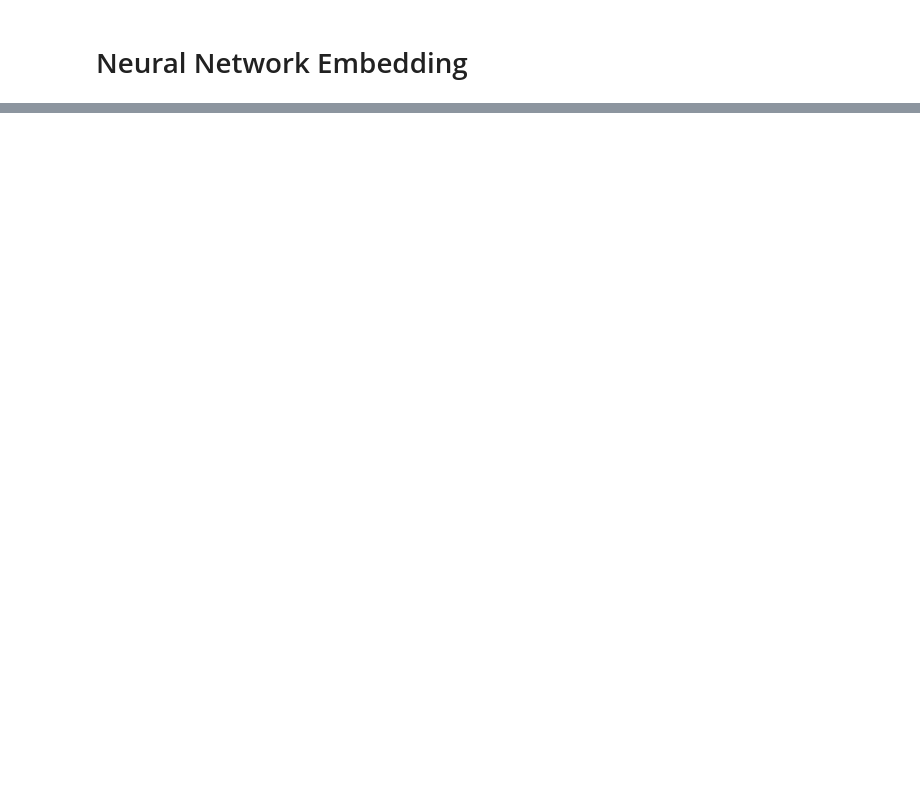
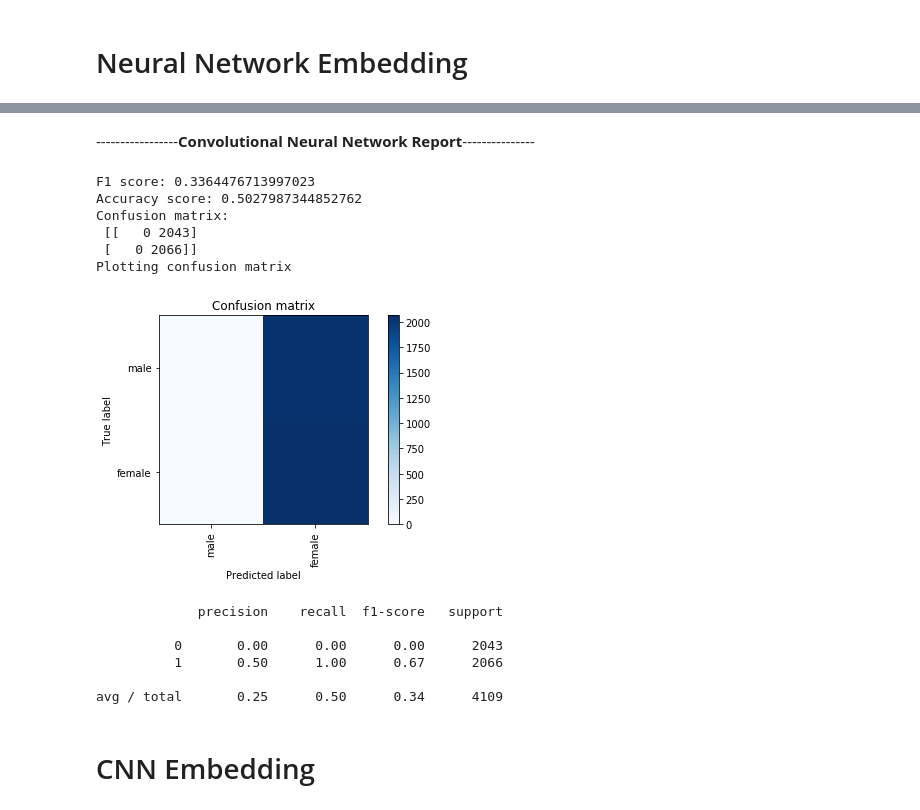
Before and after one commit to hgdangkhoi/Gender-Classification, a Jupyter notebook: Gender Classification.ipynb, the cells around one changed output, grey strips where cells are left out. Cells and saved outputs as stored; diff of their text form; code cells hidden in the pictures; blank space fills up the shorter version.

```diff
--- a/Gender Classification.ipynb
+++ b/Gender Classification.ipynb
@@ -401,0 +479,5 @@ avg / total       0.97      0.96      0.96      4109
+# %%
+model = load_model('save/nn_embedding.hdf5')
+feature_model = Model(inputs=model.input, outputs=model.get_layer('embedding_features').output)
+
+feature_model.summary()
@@ -401,0 +504,3 @@ avg / total       0.97      0.96      0.96      4109
+# %%
+embedding_features_train = feature_model.predict(x_train_flat)
+embedding_features_test = feature_model.predict(x_test_flat)
@@ -401,0 +511,3 @@ avg / total       0.97      0.96      0.96      4109
+# %%
+embedding_features_train = embedding_features_train.reshape(embedding_features_train.shape[0], embedding_features_train.shape[1], 1, 1)
+embedding_features_test = embedding_features_test.reshape(embedding_features_test.shape[0], embedding_features_test.shape[1], 1, 1)
@@ -401,0 +566,8 @@ avg / total       0.97      0.96      0.96      4109
+# %%
+start = time.time()
+
+model.fit(embedding_features_train,y_train_tf, validation_split=0.2, callbacks=[monitor,checkpointer],verbose=1,epochs=50, batch_size=64, shuffle=True)
+
+end = time.time()
+cnn_time = end-start
+print("Total training time is {:0.2f} minute".format(cnn_time/60.0))
@@ -402 +590,37 @@ avg / total       0.97      0.96      0.96      4109
+# %%
+cnn_embedding_pred = model.predict(embedding_features_test)
+cnn_embedding_pred = np.argmax(cnn_embedding_pred,axis=1)
+y_true = np.argmax(y_test_tf,axis=1)
+
+cnn_embedding_f1 = metrics.f1_score(y_true, cnn_embedding_pred, average= "weighted")
+cnn_embedding_accuracy = metrics.accuracy_score(y_true, cnn_embedding_pred)
+cnn_embedding_cm = metrics.confusion_matrix(y_true, cnn_embedding_pred)
+printmd("-----------------**Convolutional Neural Network Report**---------------")
+print("F1 score: {}".format(cnn_embedding_f1))
+print("Accuracy score: {}".format(cnn_embedding_accuracy))
+print("Confusion matrix: \n", cnn_embedding_cm)
+print('Plotting confusion matrix')
+
+plt.figure()
+plot_confusion_matrix(cnn_embedding_cm, ["male", "female"])
+plt.show()
+
+print(metrics.classification_report(y_true, cnn_embedding_pred))
+# %% [output]
+-----------------**Convolutional Neural Network Report**---------------
+F1 score: 0.3364476713997023
+Accuracy score: 0.5027987344852762
+Confusion matrix:
+ [[   0 2043]
+ [   0 2066]]
+Plotting confusion matrix
+[figure, added]
+             precision    recall  f1-score   support
+
+          0       0.00      0.00      0.00      2043
+          1       0.50      1.00      0.67      2066
+
+avg / total       0.25      0.50      0.34      4109
+# %% [markdown]
+# CNN Embedding
 # %%
```
Also changed, not shown: parts of 31 cells of this notebook.
